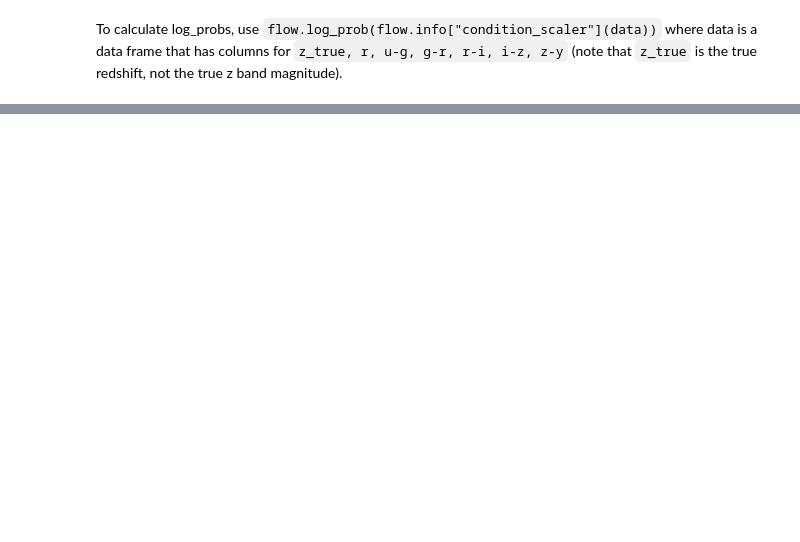
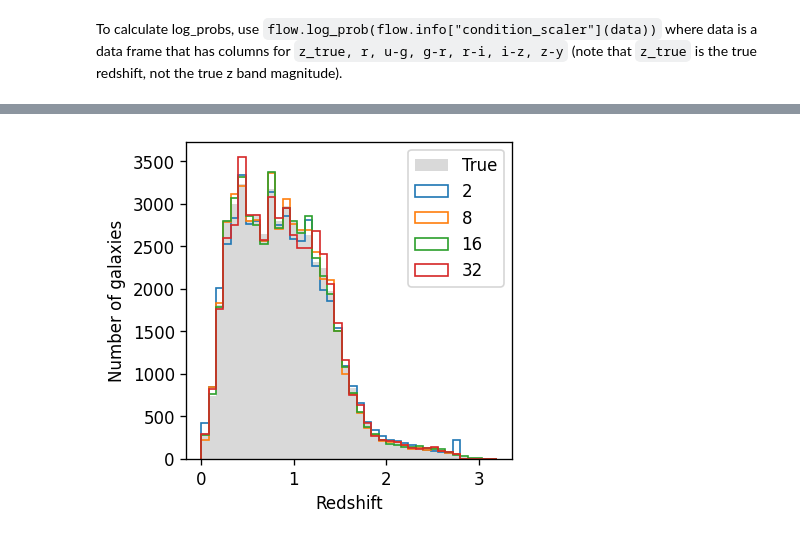
Before and after one commit to bscot/TheLastMetric, a Jupyter notebook: training_flows.ipynb, the cells around one changed output, grey strips where cells are left out. Saved outputs shown, nothing was run; the diff lists cells and outputs as text; code cells hidden in the pictures; blank space fills up the shorter version.

```diff
--- a/training_flows.ipynb
+++ b/training_flows.ipynb
@@ -281,0 +286,24 @@ for fname in flows:
+# %%
+K_comp = dict()
+for K in [2, 8, 16, 32]:
+    if K == 16:
+        flow = flows["run_1_4_y10"]
+    else:
+        flow = flows[f"run_1_4_y10_K={K}"]
+
+    sample = flow.sample(conditions=flow.info["condition_scaler"](catalogs["run_1_4_y10"]))
+    K_comp[K] = sample
+# %%
+fig, ax = plt.subplots(figsize=(3.5, 3.5), dpi=120)
+
+nbins = 40
+ax.hist(catalogs["run_1_4_y10"].z_true, range=(0, 3.2), bins=nbins, label="True", alpha=0.15, color="k")
+
+for K in [2, 8, 16, 32]:
+    ax.hist(K_comp[K].z_true, range=(0, 3.2), bins=nbins, histtype="step", label=K)
+
+ax.set(xlabel="Redshift", ylabel="Number of galaxies")
+ax.legend()
+plt.show()
+# %% [output]
+[figure, added]
```
Also changed, not shown: parts of 7 cells of this notebook, 30 other files.
